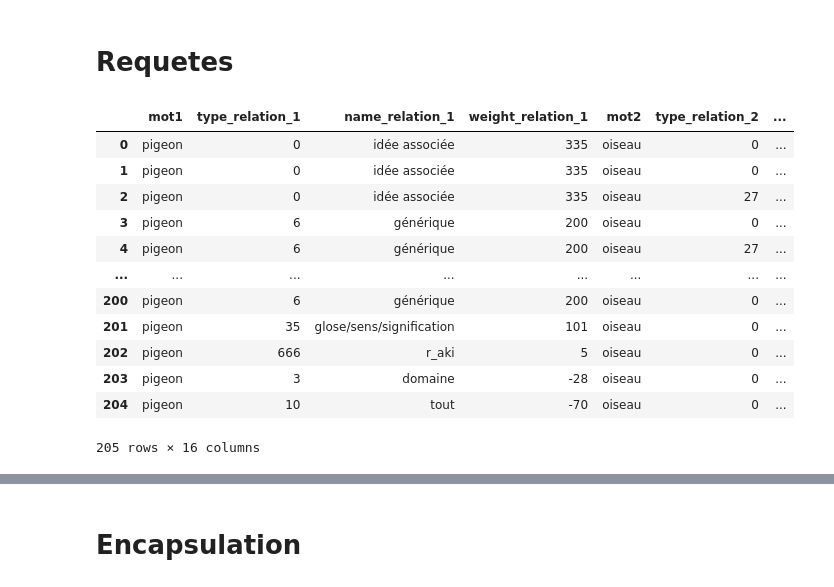
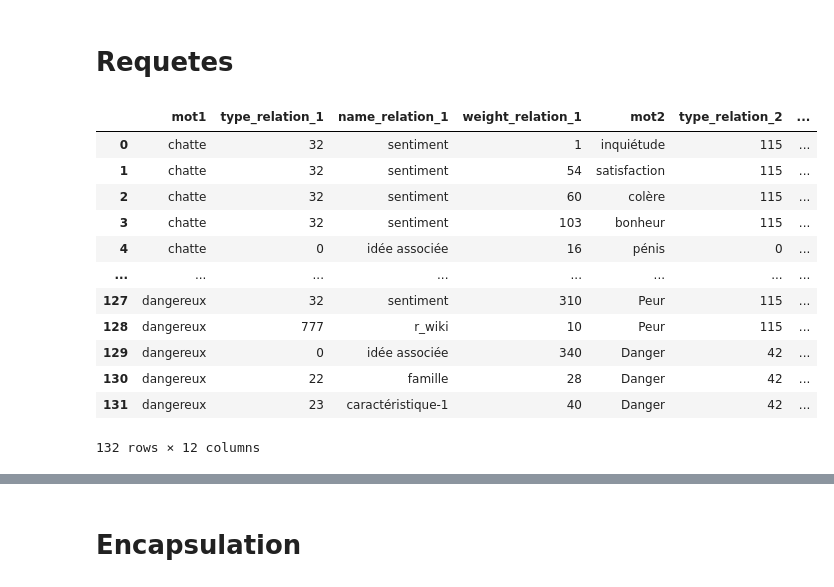
Before and after one commit to AissAiss/JeuxDeMots, a Jupyter notebook: codeAndParser.ipynb, the cells around one changed output, grey strips where cells are left out. Cells and saved outputs as stored; diff of their text form; code cells hidden in the pictures.

```diff
--- a/codeAndParser.ipynb
+++ b/codeAndParser.ipynb
@@ -600,20 +582,20 @@ def relationDistance4(A, E, csv=False):
 # %% [markdown]
 # Requetes
 # %%
-df = pd.read_csv(PATH_DWH + DWH_3, sep = ";")
+df = pd.read_csv(PATH_DWH + DWH_2, sep = ";")
 df
 # %% [output]
 |  | mot1 | type_relation_1 | name_relation_1 | weight_relation_1 | mot2 | type_relation_2 | ... |
-| 0 | pigeon | 0 | idée associée | 335 | oiseau | 0 | ... |
-| 1 | pigeon | 0 | idée associée | 335 | oiseau | 0 | ... |
-| 2 | pigeon | 0 | idée associée | 335 | oiseau | 27 | ... |
-| 3 | pigeon | 6 | générique | 200 | oiseau | 0 | ... |
-| 4 | pigeon | 6 | générique | 200 | oiseau | 27 | ... |
+| 0 | chatte | 32 | sentiment | 1 | inquiétude | 115 | ... |
+| 1 | chatte | 32 | sentiment | 54 | satisfaction | 115 | ... |
+| 2 | chatte | 32 | sentiment | 60 | colère | 115 | ... |
+| 3 | chatte | 32 | sentiment | 103 | bonheur | 115 | ... |
+| 4 | chatte | 0 | idée associée | 16 | pénis | 0 | ... |
 | ... | ... | ... | ... | ... | ... | ... | ... |
-| 200 | pigeon | 6 | générique | 200 | oiseau | 0 | ... |
-| 201 | pigeon | 35 | glose/sens/signification | 101 | oiseau | 0 | ... |
-| 202 | pigeon | 666 | r_aki | 5 | oiseau | 0 | ... |
-| 203 | pigeon | 3 | domaine | -28 | oiseau | 0 | ... |
-| 204 | pigeon | 10 | tout | -70 | oiseau | 0 | ... |
+| 127 | dangereux | 32 | sentiment | 310 | Peur | 115 | ... |
+| 128 | dangereux | 777 | r_wiki | 10 | Peur | 115 | ... |
+| 129 | dangereux | 0 | idée associée | 340 | Danger | 42 | ... |
+| 130 | dangereux | 22 | famille | 28 | Danger | 42 | ... |
+| 131 | dangereux | 23 | caractéristique-1 | 40 | Danger | 42 | ... |
-205 rows × 16 columns
+132 rows × 12 columns
 # %%
```
Also changed, not shown: parts of 7 cells of this notebook.
